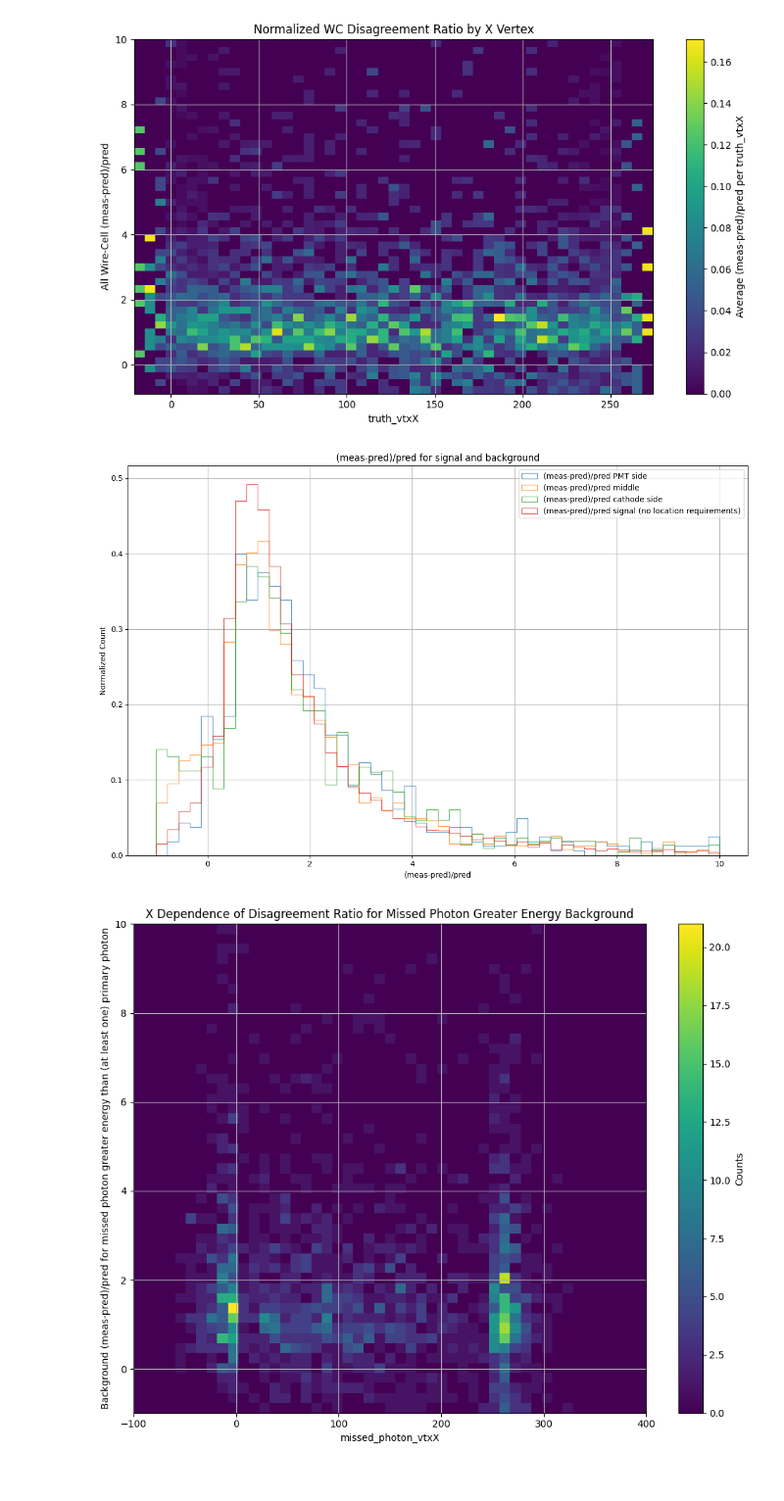
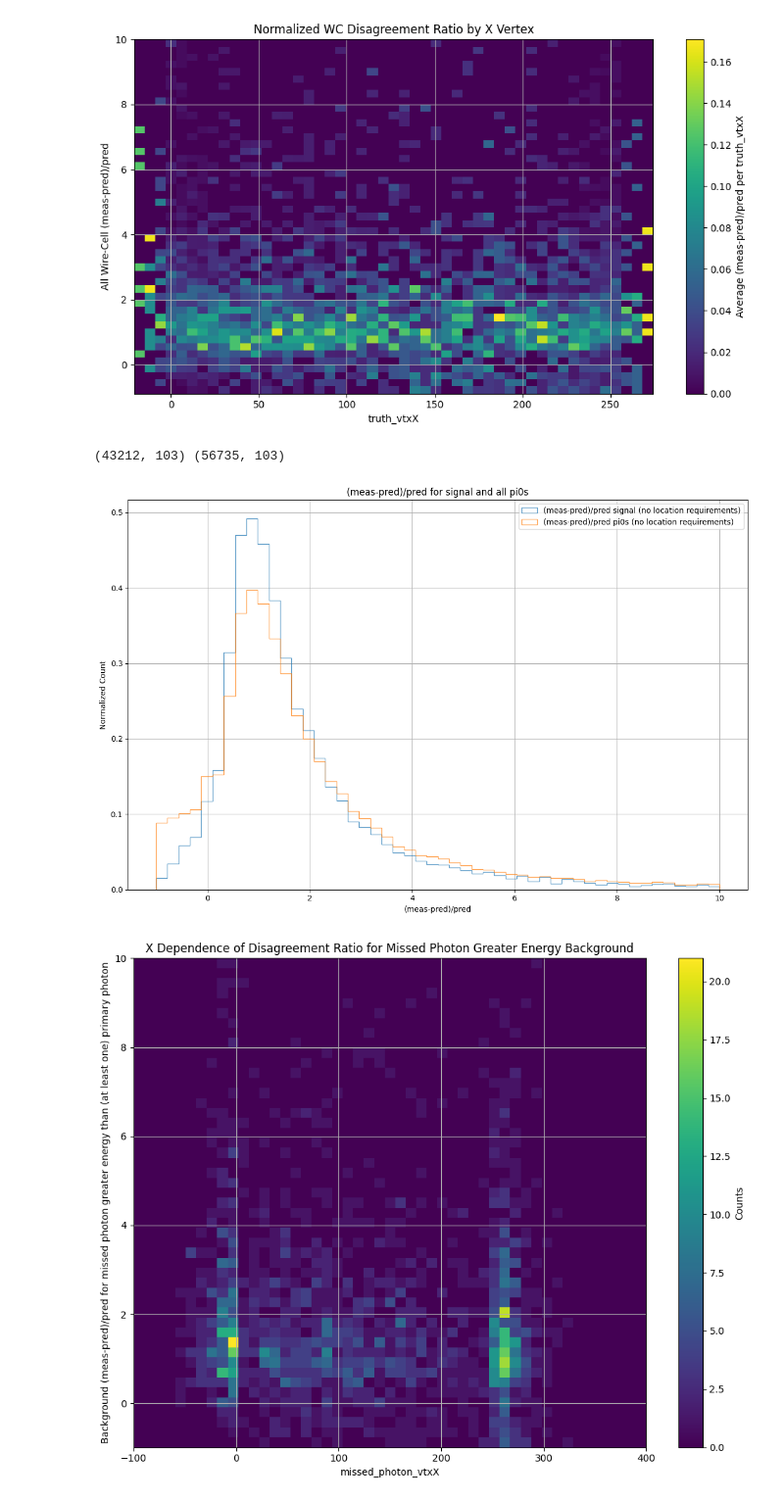
Before and after one commit to kpulido444/REU_uboone_photon_rejection, a Jupyter notebook: SUPRISE_with_blips.ipynb, the cells around one changed output. Shown at 98% size. Saved outputs shown, nothing was run; the diff lists cells and outputs as text; code cells hidden in the pictures.

Commit message:
restructured flag raising

```diff
--- a/SUPRISE_with_blips.ipynb
+++ b/SUPRISE_with_blips.ipynb
@@ -1109,7 +1108,7 @@ z_min, z_max = 0.6, 1036.4
 
 
 
-background_df = wc_df[wc_df["background_v2"] == True]
+background_df = all_df[all_df["background_v2"] == True]
 
 missed_vtxX = background_df['missed_photon_vtxX'].to_numpy()
 missed_vtxY = background_df['missed_photon_vtxY'].to_numpy()
@@ -1331,28 +1332,35 @@ Index([     1,      2,      4,      5,      6,      7,      8,      9,     10,
 
 #df = wc_df['signal_and_bkgrnd_df'].to_numpy()
 
-measured_total = np.zeros(all_df.shape[0])
-pred_total = np.zeros(all_df.shape[0])
+def do_meas_minus_pred(all_df):
 
-for event_i in range(all_df.shape[0]):
-    measured_total[event_i] = np.sum(meas_pmt_array[event_i])
-    pred_total[event_i] = np.sum(pred_pmt_array[event_i])
+    measured_total = np.zeros(all_df.shape[0])
+    pred_total = np.zeros(all_df.shape[0])
 
-all_df['meas_total'] = measured_total
-all_df['pred_total'] = pred_total
+    for event_i in range(all_df.shape[0]):
+        measured_total[event_i] = np.sum(meas_pmt_array[event_i])
+        pred_total[event_i] = np.sum(pred_pmt_array[event_i])
 
-meas_minus_pred_arr = np.zeros(all_df.shape[0])
+    all_df['meas_total'] = measured_total
+    all_df['pred_total'] = pred_total
 
-meas_over_pred_arr = np.zeros(all_df.shape[0])
+    meas_minus_pred_arr = np.zeros(all_df.shape[0])
 
-mask = pred_total != 0
-meas_minus_pred_arr[mask] = (measured_total[mask] - pred_total[mask]) / pred_total[mask]
+    meas_over_pred_arr = np.zeros(all_df.shape[0])
 
-meas_over_pred_arr[mask] = measured_total[mask] / pred_total[mask]
+    mask = pred_total != 0
+    meas_minus_pred_arr[mask] = (measured_total[mask] - pred_total[mask]) / pred_total[mask]
 
-all_df['meas_minus_pred'] = meas_minus_pred_arr
+    meas_over_pred_arr[mask] = measured_total[mask] / pred_total[mask]
 
-all_df['meas_over_pred'] = meas_over_pred_arr
+    all_df['meas_minus_pred'] = meas_minus_pred_arr
+
+    all_df['meas_over_pred'] = meas_over_pred_arr
+
+    return all_df
+
+all_df = do_meas_minus_pred(all_df)
+pi0_pmt_df = do_meas_minus_pred(pi0_df)
 
 signal_df = all_df[all_df["signal_v2"] == True]
 background_df = all_df[all_df["background_v2"] == True]
@@ -1451,27 +1459,28 @@ plt.show()
 # %%
 plt.figure(figsize=(12, 8))
 
 
 left_df = background_df.query('missed_photon_vtxX < -1')
 middle_df = background_df.query('-1 <missed_photon_vtxX < 254.3')
 right_df = background_df.query('missed_photon_vtxX > 254.3')
 
+print(pi0_df.shape, all_df.query('pi0_flag == True').shape)
 
 
-plt.hist(left_df["meas_minus_pred"], bins=50, range=(-1, 10), alpha=0.7, label='(meas-pred)/pred PMT side', histtype='step', stacked=True, fill=False, density = True)
-plt.hist(middle_df["meas_minus_pred"], bins=50, range=(-1, 10), alpha=0.7, label='(meas-pred)/pred middle', histtype='step', stacked=True, fill=False, density = True)
-plt.hist(right_df["meas_minus_pred"], bins=50, range=(-1, 10), alpha=0.7, label='(meas-pred)/pred cathode side', histtype='step', stacked=True, fill=False, density = True)
+
 plt.hist(signal_df["meas_minus_pred"], bins=50, range=(-1, 10), alpha=0.7, label='(meas-pred)/pred signal (no location requirements)', histtype='step', stacked=True, fill=False, density = True)
+plt.hist(pi0_df["meas_minus_pred"], bins=50, range=(-1, 10), alpha=0.7, label='(meas-pred)/pred pi0s (no location requirements)', histtype='step', stacked=True, fill=False, density = True)
 
 plt.xlabel('(meas-pred)/pred')
 plt.ylabel('Normalized Count')
-plt.title("(meas-pred)/pred for signal and background") # generally signal should be higher
+plt.title("(meas-pred)/pred for signal and all pi0s") # generally signal should be higher
 plt.legend()
 plt.grid(True)
 plt.tight_layout()
 plt.show()
 # %% [output]
+(43212, 103) (56735, 103)
-[figure, old version]
+[figure, new version]
 # %%
 # look at location dependence of above
 
```
Also changed, not shown: parts of 4 cells of this notebook, 3 other files.
